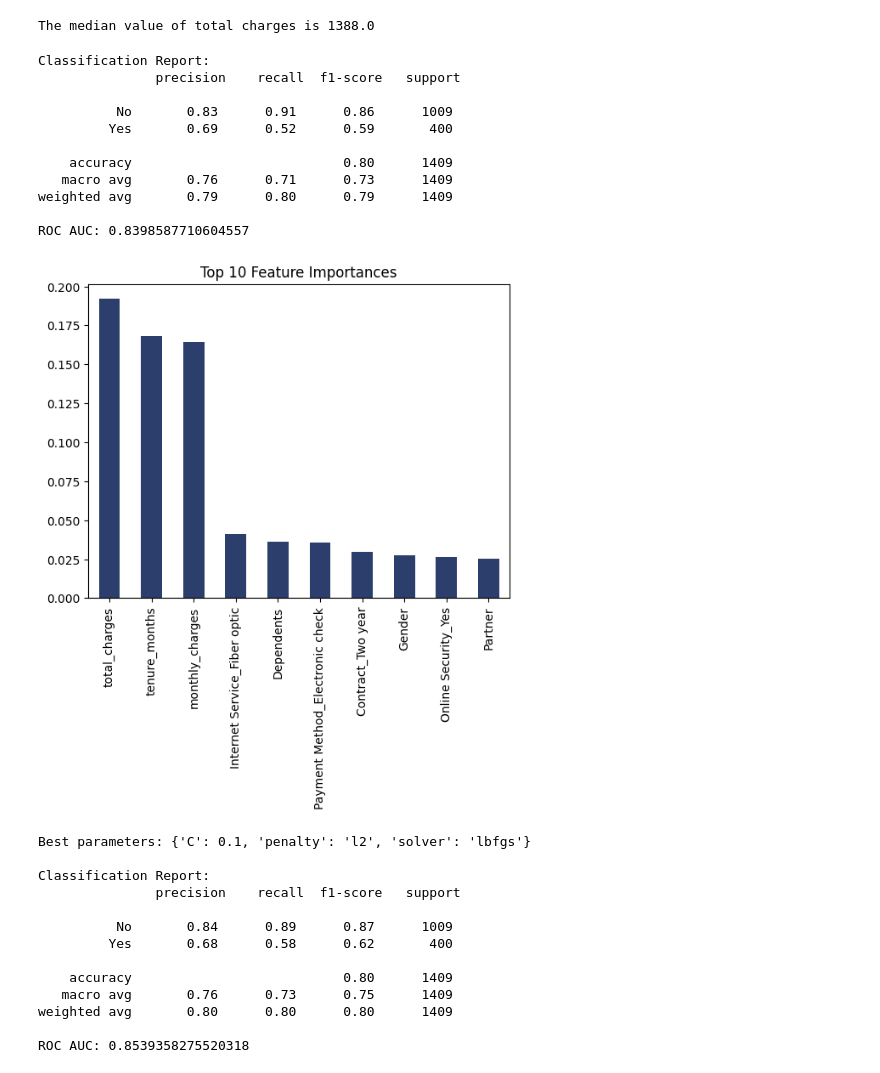
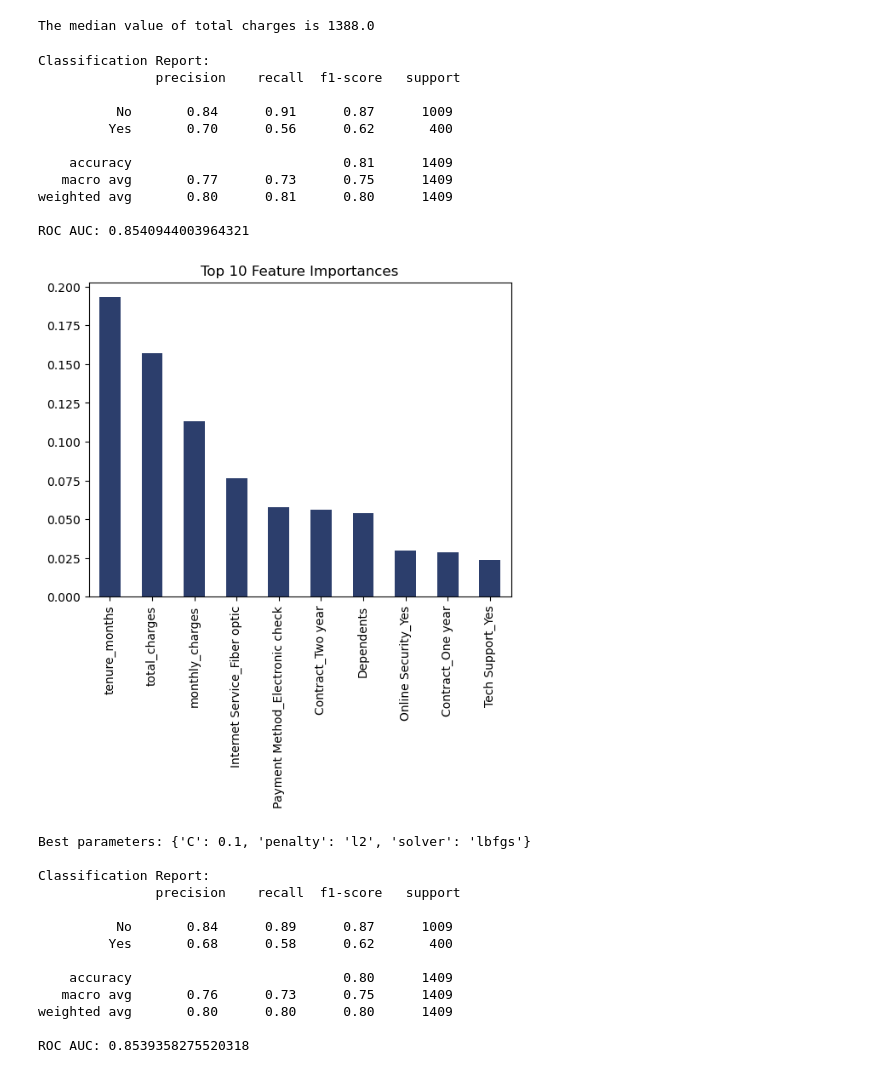
Before and after one commit to kirilvino/Swan-Project-Team-7, a Jupyter notebook: SwanMaster.ipynb, the cells around one changed output. Saved outputs shown, nothing was run; the diff lists cells and outputs as text; code cells hidden in the pictures.

Commit message:
Added optimal RF parameters

```diff
--- a/SwanMaster.ipynb
+++ b/SwanMaster.ipynb
@@ -371,35 +371,49 @@ X_train_scaled = scaler.fit_transform(X_train)
 X_test_scaled = scaler.transform(X_test)
 # %%
 # Random Forest
-rf = RandomForestClassifier(n_estimators=200, random_state=42)
+# rf = RandomForestClassifier(n_estimators = 50)
+# param_grid = {
+#     'n_estimators': [100, 200],
+#     'max_depth': [10, 20],
+#     'min_samples_split': [2, 5],
+#     'max_features': ['sqrt', 'log2'],
+#     'class_weight': ['balanced', None]
+# }
+# gs = GridSearchCV(rf, param_grid, cv=5)
+# gs.fit(X_train_scaled, y_train)
+# print(gs.best_score_)
+
+# gs.best_params_
+# ^- the above piece of code generated the following parameters as optimal, but is excluded due to its slightly lengthy runtime of ~1 minute
+rf = RandomForestClassifier(n_estimators = 200, max_depth = 10, max_features = 'sqrt', min_samples_split = 5)
 rf.fit(X_train_scaled, y_train)
 
 # Predictions
 y_pred = rf.predict(X_test_scaled)
 y_prob = rf.predict_proba(X_test_scaled)[:, 1]
 
 # Evaluation
 print("\nClassification Report:\n", classification_report(y_test, y_pred))
 print("ROC AUC:", roc_auc_score(y_test, y_prob))
 
 # Feature importance
 importances = pd.Series(rf.feature_importances_, index=X.columns).sort_values(ascending=False)
 importances[:10].plot(kind='bar', color='#2c3e6c')
 plt.title("Top 10 Feature Importances")
 plt.show()
 # %% [output]
 Classification Report:
                precision    recall  f1-score   support
 
-          No       0.83      0.91      0.86      1009
-         Yes       0.69      0.52      0.59       400
+          No       0.84      0.91      0.87      1009
+         Yes       0.70      0.56      0.62       400
 
-    accuracy                           0.80      1409
-   macro avg       0.76      0.71      0.73      1409
-weighted avg       0.79      0.80      0.79      1409
+    accuracy                           0.81      1409
+   macro avg       0.77      0.73      0.75      1409
+weighted avg       0.80      0.81      0.80      1409
 
-ROC AUC: 0.8398587710604557
+ROC AUC: 0.8540944003964321
-[figure, old version]
+[figure, new version]
 # %%
 # Logistic Regression
 
```
Also changed, not shown: parts of 1 cell of this notebook, 1 other file.
